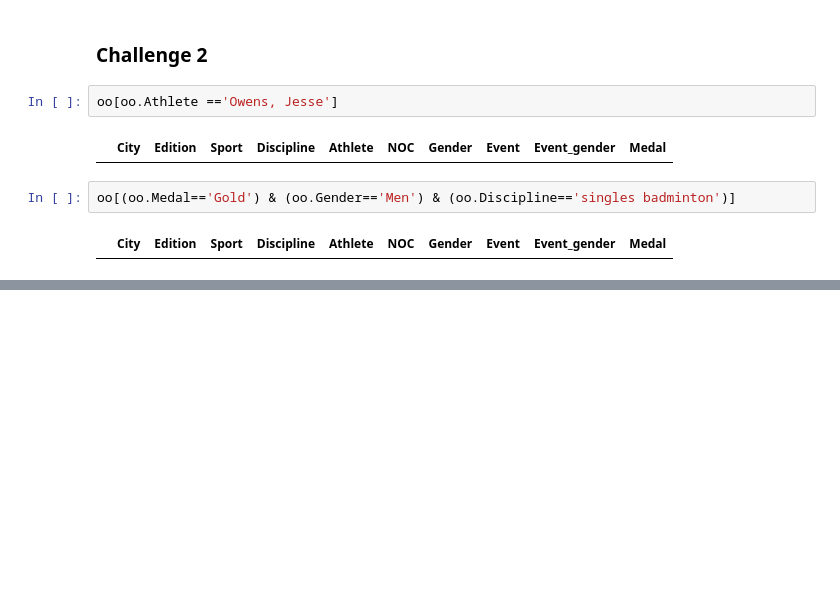
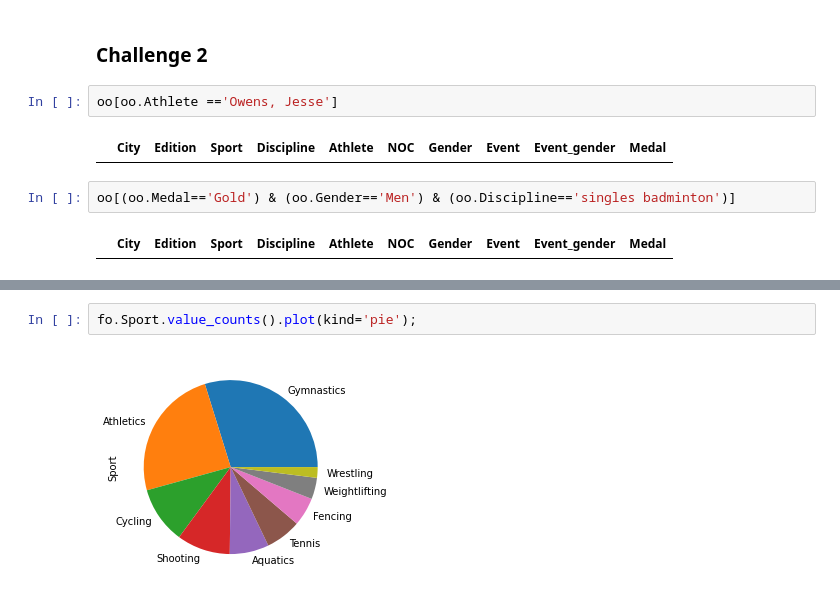
Before and after one commit to pdiksha/Olympic-Medallists-Data-Analysis---Pandas, a Jupyter notebook: Olympic Data Analysis .ipynb, the cells around one changed output, grey strips where cells are left out. Drawn from its saved outputs; the diff is of its cells as text; blank space fills up the shorter version.

```diff
--- a/Olympic Data Analysis .ipynb
+++ b/Olympic Data Analysis .ipynb
@@ -428,0 +461,4 @@ oo[(oo.Medal=='Gold') & (oo.Gender=='Men') & (oo.Discipline=='singles badminton'
+# %%
+fo.Sport.value_counts().plot(kind='pie');
+# %% [output]
+[figure, added]
```
Also changed, not shown: parts of 37 cells of this notebook.
